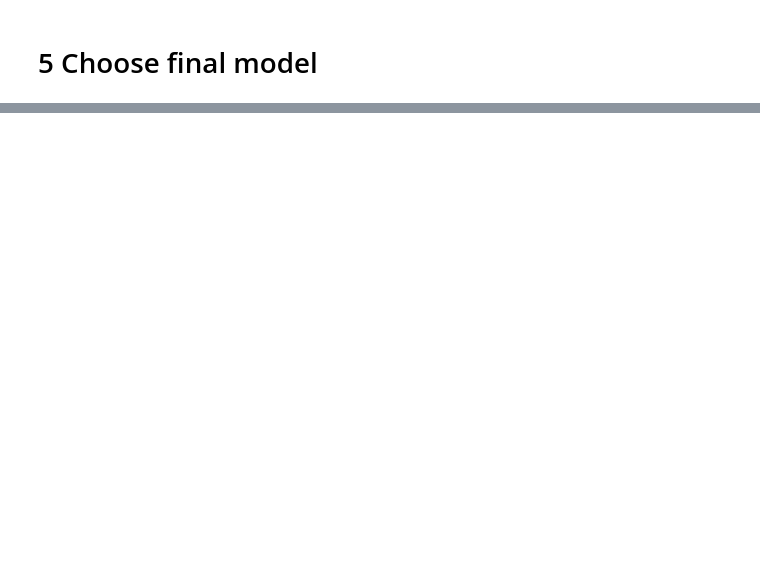
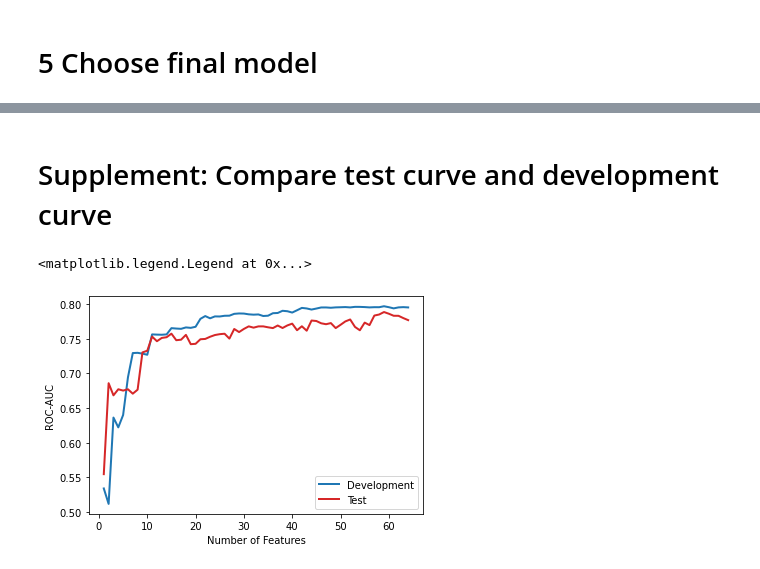
Before and after one commit to hsd1503/PIC_mortality, a Jupyter notebook: run_exp.ipynb, the cells around one changed output, grey strips where cells are left out. Saved outputs shown, nothing was run; the diff lists cells and outputs as text; code cells hidden in the pictures; blank space fills up the shorter version.

```diff
--- a/run_exp.ipynb
+++ b/run_exp.ipynb
@@ -333,0 +334,20 @@ Probability = sigmoid(0.0003*age_month + -0.1898*lab_5237_min + 0.1063*lab_5227_
+# %% [markdown]
+# Supplement: Compare test curve and development curve
+# %%
+test_auroc_list = []
+for topK in tqdm(range(1,max_n_features+1)):
+    x_cols = list(df_imp[:topK].col.values)
+    X, X_test = median_imputation(df[x_cols].values, df_test[x_cols].values) # imputation
+    final_res_lr = bootstrap_LR(X, y, X_test, y_test, x_cols) # LR best
+    test_auroc_list.append(final_res_lr['auroc'])
+
+fig = plt.figure(figsize=(6,4))
+ax = fig.add_subplot(1,1,1)
+plt.xlabel('Number of Features')
+plt.ylabel('ROC-AUC')
+ax.plot(list(range(1,max_n_features+1)), res_df.AUROC_mean.values, label='Development', color='tab:blue', linewidth=2)
+ax.plot(list(range(1,max_n_features+1)), test_auroc_list, label='Test', color='tab:red', linewidth=2)
+plt.legend(fontsize=10)
+# %% [output]
+<matplotlib.legend.Legend at 0x...>
+[figure, added]
```
Also changed, not shown: parts of 7 cells of this notebook, 6 other files.
